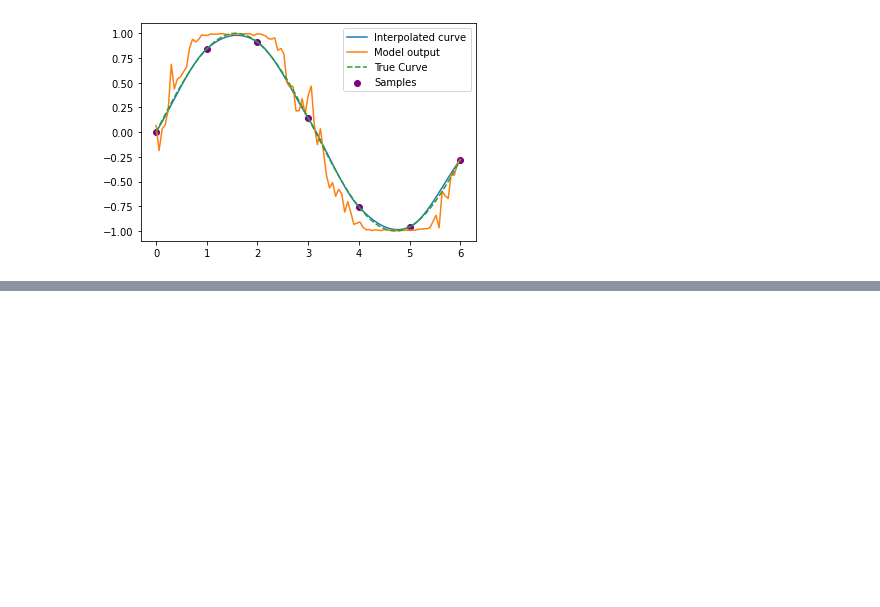
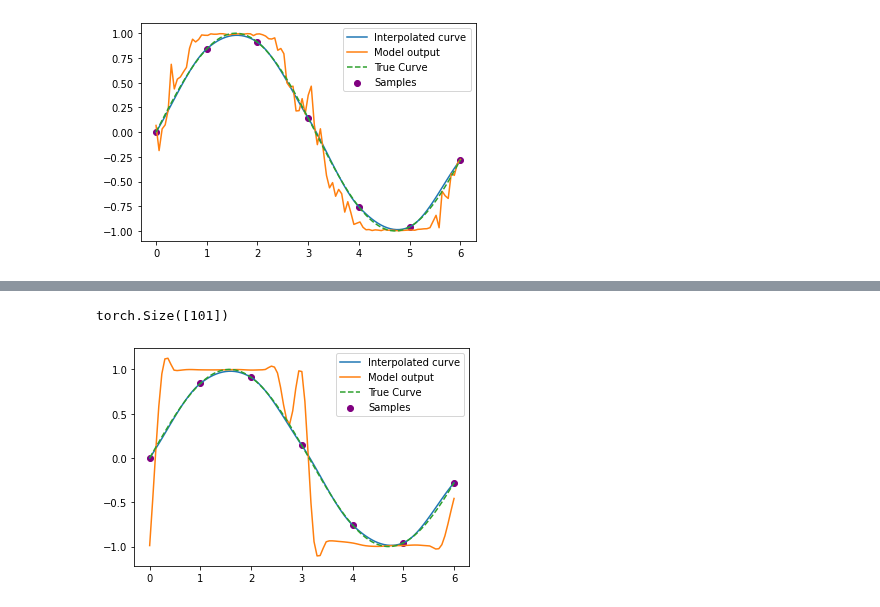
Before and after one commit to WilliamAshbee/splineexample, a Jupyter notebook: examplespline_computationgraphworking.ipynb, the cells around one changed output, grey strips where cells are left out. Saved outputs shown, nothing was run; the diff lists cells and outputs as text; code cells hidden in the pictures; blank space fills up the shorter version.

```diff
--- a/examplespline_computationgraphworking.ipynb
+++ b/examplespline_computationgraphworking.ipynb
@@ -124,2 +105,0 @@ tensor([[-0.0349, -0.2309,  0.2260, -0.0635, -0.0512,  0.2023, -0.1249, -0.1263,
-# %%
-output = model(xs.unsqueeze(0))
@@ -134,2 +105,0 @@ torch.Size([101])
-# %%
-loss = torch.mean(torch.abs(output-ys))
@@ -179,3 +129,15 @@ P.show()
 # %% [output]
 torch.Size([101])
 [figure]
+# %%
+oc = 25
+model = MLP(outclass=oc)
+optimizer = torch.optim.Adam(model.parameters(), lr=learning_rate)
+x = T.linspace(0, 6, 200)
+y = x.sin()
+modelin = T.linspace(0, 6, 101)
+xs = T.linspace(0, 6, 200)
+xoc = T.linspace(0, 6, oc)
+
+ys = interp(x, y, xs)
+print(xoc.shape)
@@ -181,0 +146,9 @@ torch.Size([101])
+# %%
+for i in range(1000):
+  output = model(modelin.unsqueeze(0)).squeeze()
+  print(output.shape)
+  yout = interp(xoc,output,xs)
+  loss = torch.mean(torch.abs(yout-ys))
+  print('loss',loss)
+  loss.backward()
+  optimizer.step()
@@ -181,0 +173,18 @@ torch.Size([101])
+# %%
+x = T.linspace(0, 6, 7)
+y = x.sin()
+xs = T.linspace(0, 6, 101)
+out = model(xs.unsqueeze(0)).squeeze()
+out = interp(xoc,output,xs).detach()
+print(xs.shape)
+ys = interp(x, y, xs)
+Ys = integ(x, y, xs)
+P.scatter(x, y, label='Samples', color='purple')
+P.plot(xs, ys, label='Interpolated curve')
+P.plot(xs, out.numpy(), label='Model output')
+P.plot(xs, xs.sin(), '--', label='True Curve')
+P.legend()
+P.show()
+# %% [output]
+torch.Size([101])
+[figure, added]
```
Also changed, not shown: parts of 11 cells of this notebook.
